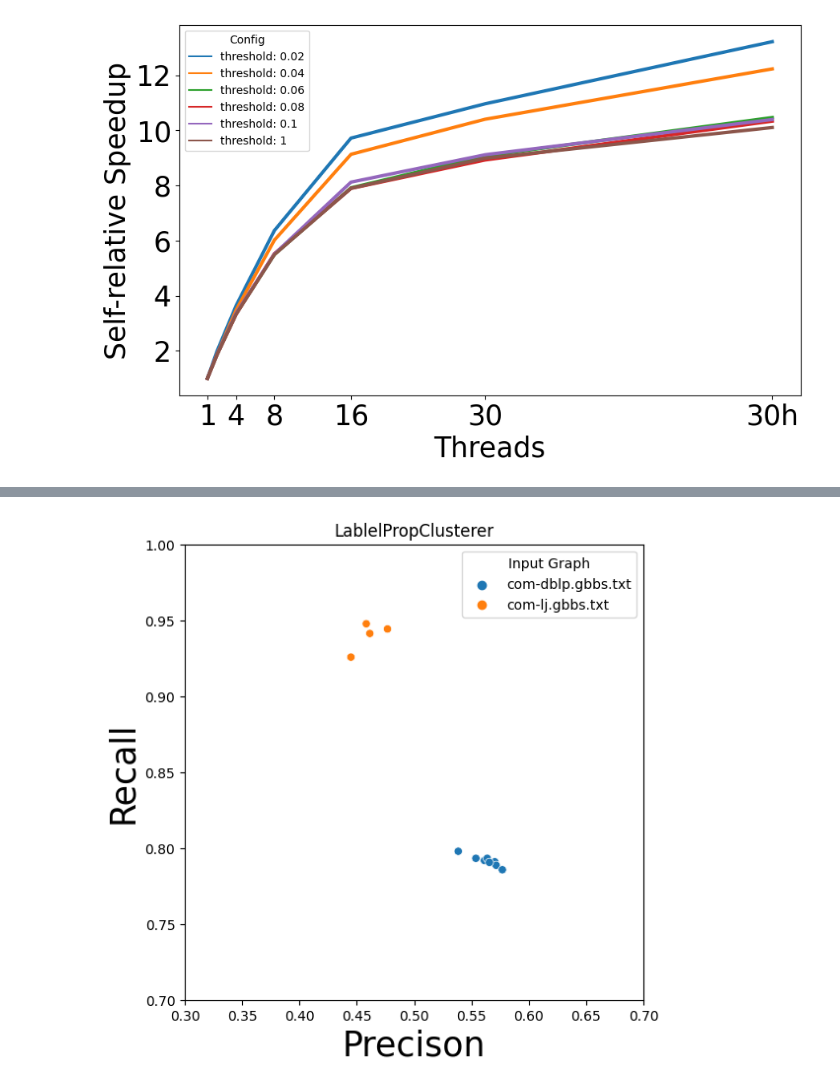
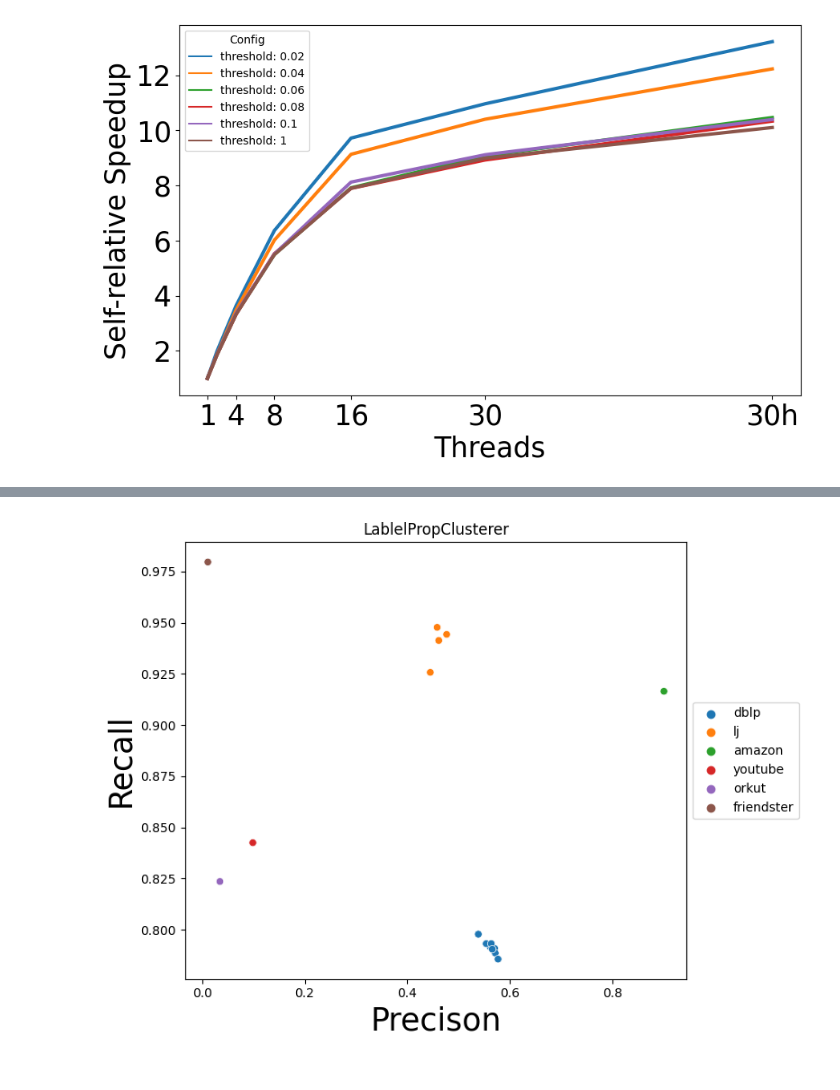
Before and after one commit to ParAlg/ParClusterers, a Jupyter notebook: plotting/plot_lp.ipynb, the cells around one changed output, grey strips where cells are left out. Drawn from its saved outputs; the diff is of its cells as text; code cells hidden in the pictures.

```diff
--- a/plotting/plot_lp.ipynb
+++ b/plotting/plot_lp.ipynb
@@ -103,18 +103,21 @@ df_avg
 | 41 | TectonicClusterer | com-youtube.ungraph.txt | 60 | threshold: 1 | 0.092710 | 0.936770 | 10.104271 |
 # %%
 df = pd.read_csv("../results/out_lp_snap_csv/stats.csv", index_col=0)
-plt.figure(figsize=(6, 6))  # Set the figure size
+df["Input Graph"] = df["Input Graph"].str.replace("com-", "").str.replace(".gbbs.txt", "")
+plt.figure(figsize=(8, 6))  # Set the figure size
 
 # sns.lineplot(data=df, x="communityPrecision_mean", y="communityRecall_mean", legend=False)
 sns.scatterplot(data=df, x="communityPrecision_mean", y="communityRecall_mean", hue="Input Graph")
 # plt.title("TectonicClusterer")
 plt.xlabel("Precison", fontsize = fontsize)
 plt.ylabel("Recall", fontsize = fontsize)
 
-plt.xlim(0.3, 0.7)
-plt.ylim(0.7, 1)
+# plt.xlim(0.3, 0.7)
+# plt.ylim(0.7, 1)
 
 plt.title("LablelPropClusterer")
+plt.legend(loc='center left', bbox_to_anchor=(1, 0.5))
+plt.tight_layout()
 plt.savefig("../results/out_lp_precision_recall.pdf")
 # %% [output]
-[figure, old version]
+[figure, new version]
```
Also changed, not shown: 4 other files.
